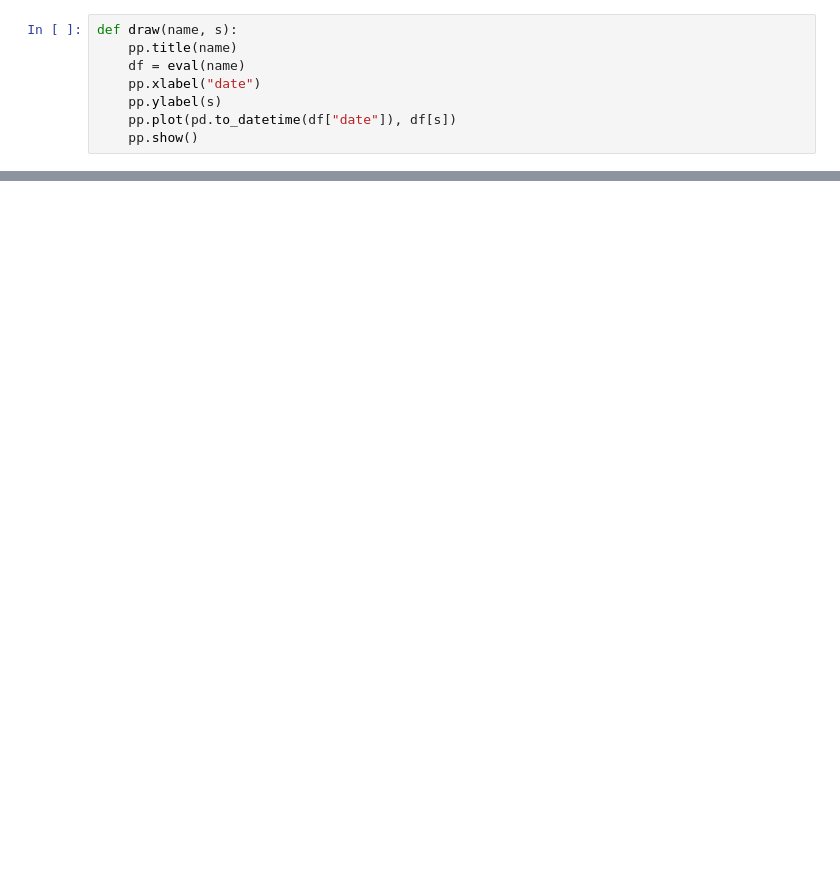
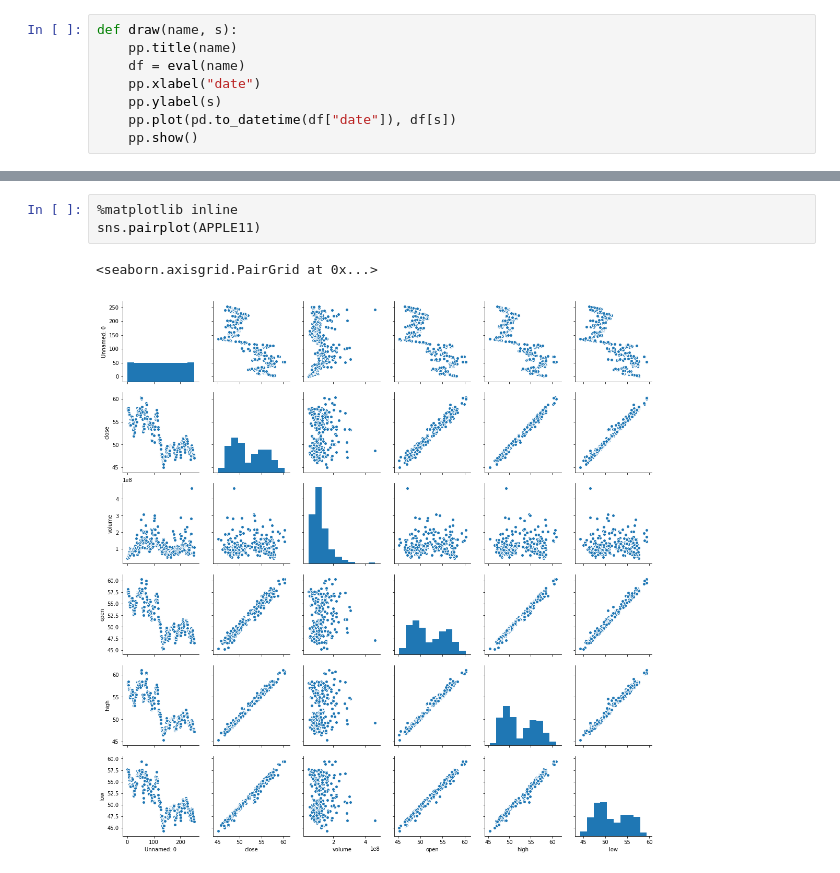
Before and after one commit to LastShekel/Stock-prediction, a Jupyter notebook: Main.ipynb, the cells around one changed output, grey strips where cells are left out. Drawn from its saved outputs; the diff is of its cells as text; blank space fills up the shorter version.

```diff
--- a/Main.ipynb
+++ b/Main.ipynb
@@ -79,0 +95,6 @@ for name in dat16:
+# %%
+%matplotlib inline
+sns.pairplot(APPLE11)
+# %% [output]
+<seaborn.axisgrid.PairGrid at 0x...>
+[figure, added]
```
Also changed, not shown: parts of 8 cells of this notebook, 4 other files.
